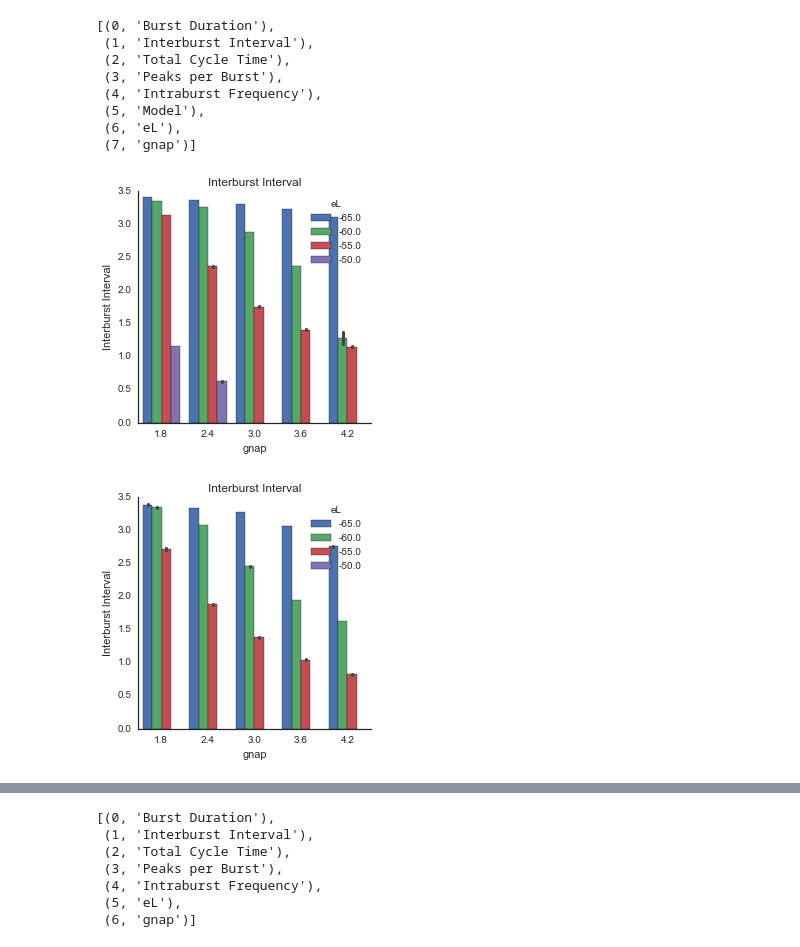
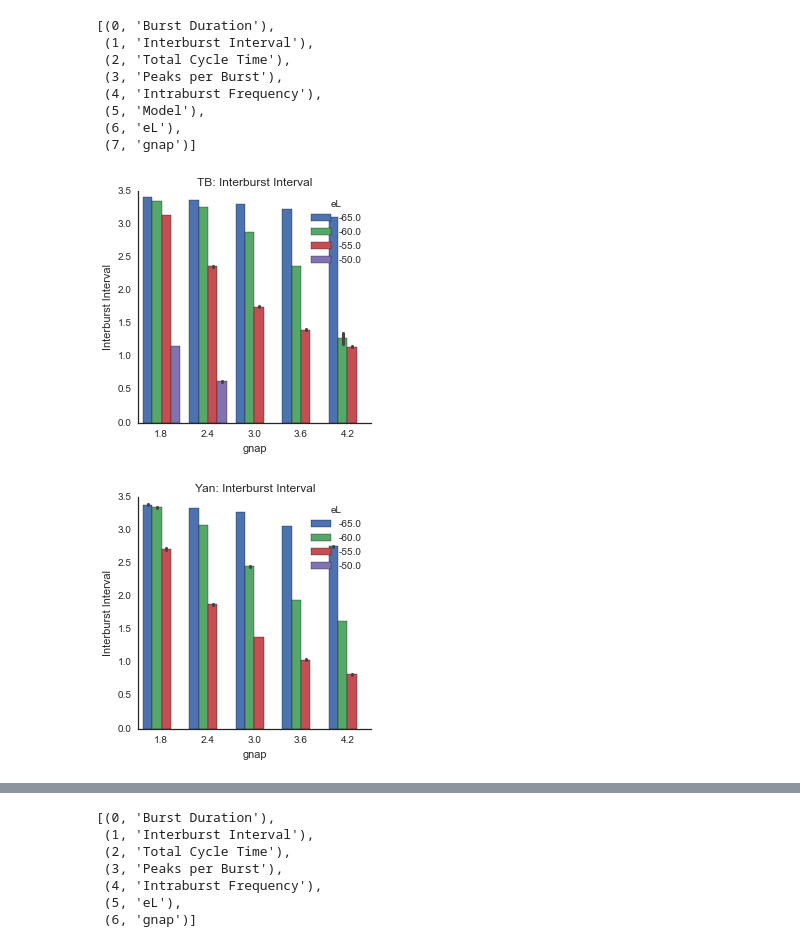
Before and after one commit to mfinemorris/NMProject, a Jupyter notebook: IPYNB/Seaborn Exp.ipynb, the cells around one changed output, grey strips where cells are left out. Drawn from its saved outputs; the diff is of its cells as text; code cells hidden in the pictures.

```diff
--- a/IPYNB/Seaborn Exp.ipynb
+++ b/IPYNB/Seaborn Exp.ipynb
@@ -72,12 +72,12 @@ key = keys[1]
 # %%
 ho= ['-65.0','-60.0','-55.0','-50.0']
 facets = sns.factorplot("gnap", key, "eL", table_t, kind="bar",legend=False, size=4,hue_order = ho)#, aspect=.8)
 plt.legend(loc=1,title="eL")
-plt.title(key)
+plt.title("TB: "+key)
 facets = sns.factorplot("gnap", key, "eL", table_y, kind="bar",legend=False, size=4,hue_order = ho)#, aspect=.8)
 plt.legend(loc=1,title="eL")
-plt.title(key)
+plt.title("Yan: "+key)
 plt.show()
 # %% [output]
-[figure, old version]
+[figure, new version]
-[figure, old version]
+[figure, new version]
```
Also changed, not shown: parts of 40 cells of this notebook.
